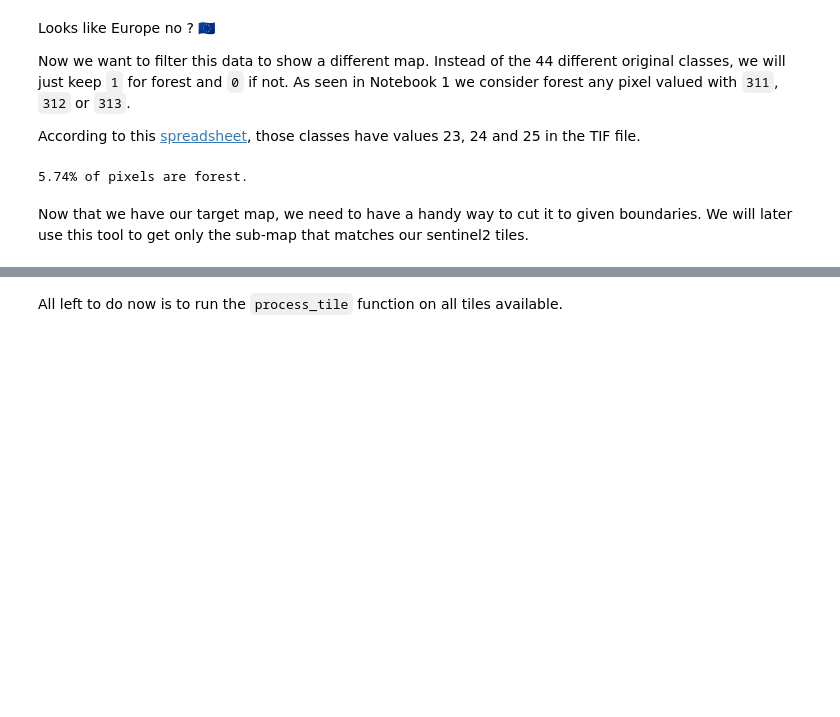
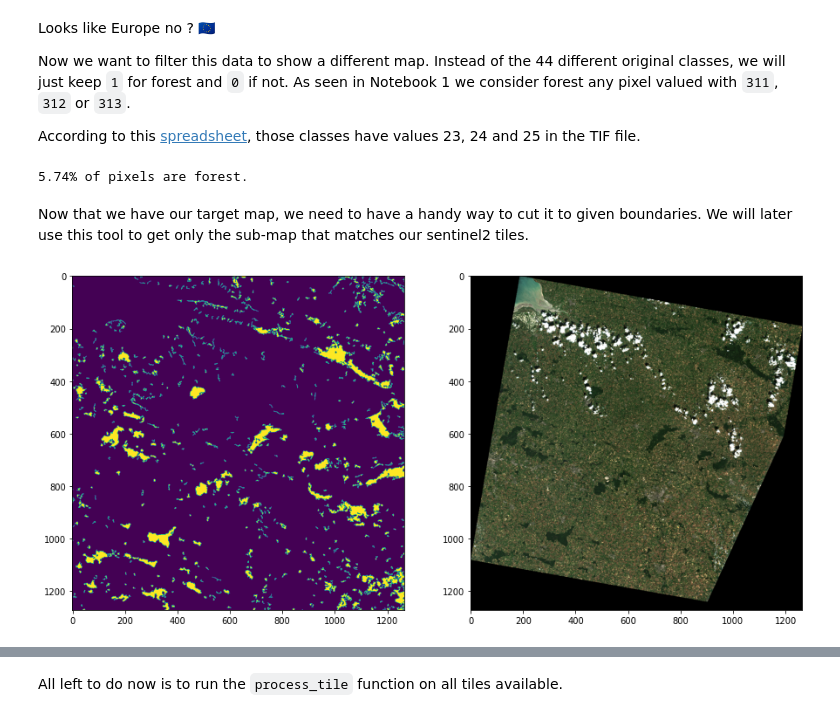
Before and after one commit to trog-levrai/forest-segmentation, a Jupyter notebook: notebooks/2 - Pre-processing.ipynb, the cells around one changed output, grey strips where cells are left out. Cells and saved outputs as stored; diff of their text form; code cells hidden in the pictures; blank space fills up the shorter version.

```diff
--- a/notebooks/2 - Pre-processing.ipynb
+++ b/notebooks/2 - Pre-processing.ipynb
@@ -66,6 +63,7 @@ Now, we want to be able to load Tiff images and rescale them so that the resolut
 # %%
 def load_band(path, resampling_method=0, scale=None):
     t = rasterio.open(path)
+    transform = t.transform
     # First we ensure the proper CRS is used
     if t.crs != CRS.from_epsg(3035):
         data, transform = reproject(rasterio.band(t, [i+1 for i in range(t.count)]), dst_crs=CRS.from_epsg(3035))
@@ -73,11 +71,13 @@ def load_band(path, resampling_method=0, scale=None):
     # Second we resample the data to match CORINE's scale
     if scale:
         data = zoom(data, [1, scale, scale], order=resampling_method) # Becaused the SCL mask is classes, we should use nearest interpolation
-        transform = t.transform * t.transform.scale(
+        transform = transform * transform.scale(
             (t.width / data.shape[-1]),
             (t.height / data.shape[-2])
         )
-    crs, bounds = t.crs, t.bounds
+
+    crs = CRS.from_epsg(3035)
+    bounds = transform_bounds(t.crs, crs, t.bounds.left, t.bounds.bottom, t.bounds.right, t.bounds.top)
     t.close()
     return data, (crs, transform, bounds)
 # %% [markdown]
@@ -87,6 +87,6 @@ tile = os.listdir(raw_data_path)[0] # Let's use the first tile
 img_dir = get_img_dir(tile)
 imgs = os.listdir(os.path.join(img_dir))
 tci_img = find_band(imgs, 'TCI')
-tci_data, _ = load_band(os.path.join(img_dir, tci_img), 0, scale=60/100)
+tci_data, (tci_crs, tci_transform, tci_bounds) = load_band(os.path.join(img_dir, tci_img), 0, scale=60/100)
 plt.imshow(np.rollaxis(tci_data, 0, 3))
 # %% [output]
@@ -151,23 +149,19 @@ print(f'{100 * np.sum(forest_map) / forest_map.size:.2f}% of pixels are forest.'
 5.74% of pixels are forest.
 # %% [markdown]
 Now that we have our target map, we need to have a handy way to cut it to given boundaries. We will later use this tool to get only the sub-map that matches our sentinel2 tiles.
-# %%
-def convert_layer(src_layer, src_crs, src_transform, dst_crs, src_bounds):
-    destination, dst_transform = reproject(
-            src_layer,
-            src_transform=src_transform,
-            src_crs=src_crs,
-            dst_transform=dst_transform,
-            dst_crs=dst_crs,
-            resampling=Resampling.bilinear
-        )
-    return destination, dst_transform
-
-def crop_corine(corine_dataset, forest_map, bounds):
-    left, bottom, right, top = bounds
-    x0, y0 = corine_dataset.index(left, top)
-    x1, y1 = corine_dataset.index(right, bottom)
-    return forest_map[y0:y1, x0:x1]
-
-# 2. Crop CORINE using index()
-# 3. Plot example to check
+# %%
+def crop_corine(corine_dataset, forest_map, bounds):
+    left, bottom, right, top = bounds
+    x0, y0 = corine_dataset.index(left, top)
+    x1, y1 = corine_dataset.index(right, bottom)
+    return np.array(forest_map[x0:x1-2, y0:y1-2], copy=True, dtype=np.float)
+
+# Let's try to compare this cut with our previously loaded image
+target = crop_corine(corine_dataset, forest_map, tci_bounds)
+f, axarr = plt.subplots(1, 2, figsize=(15,15))
+axarr[0].imshow(target)
+axarr[1].imshow(np.rollaxis(tci_data, 0, 3))
+assert tci_data.shape[1] == target.shape[0]
+assert tci_data.shape[2] == target.shape[1]
+# %% [output]
+[figure, added]
```
Also changed, not shown: parts of 8 cells of this notebook.
